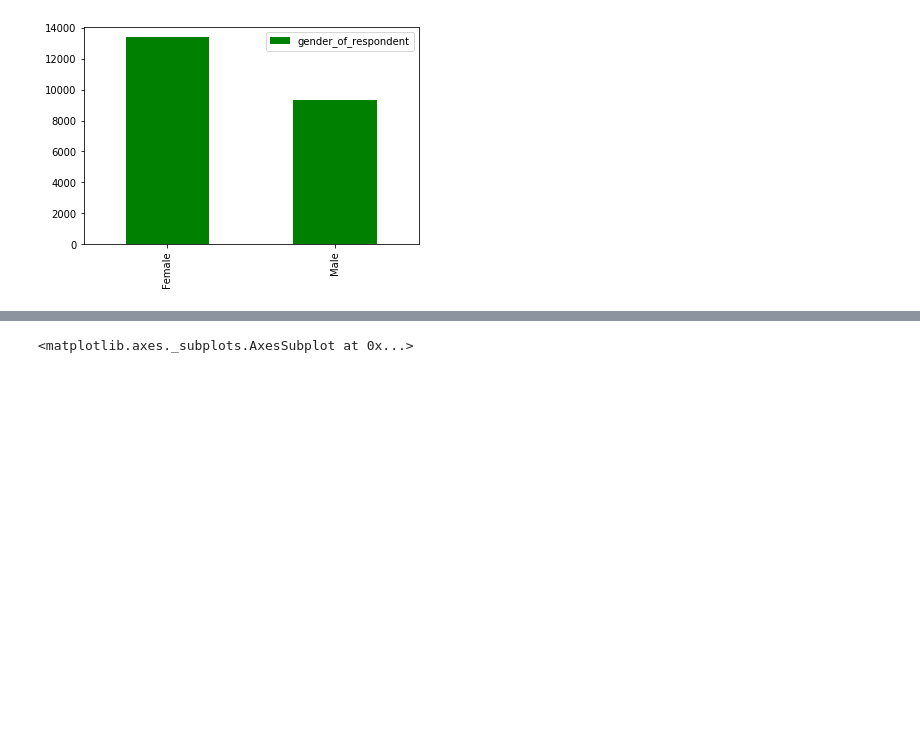
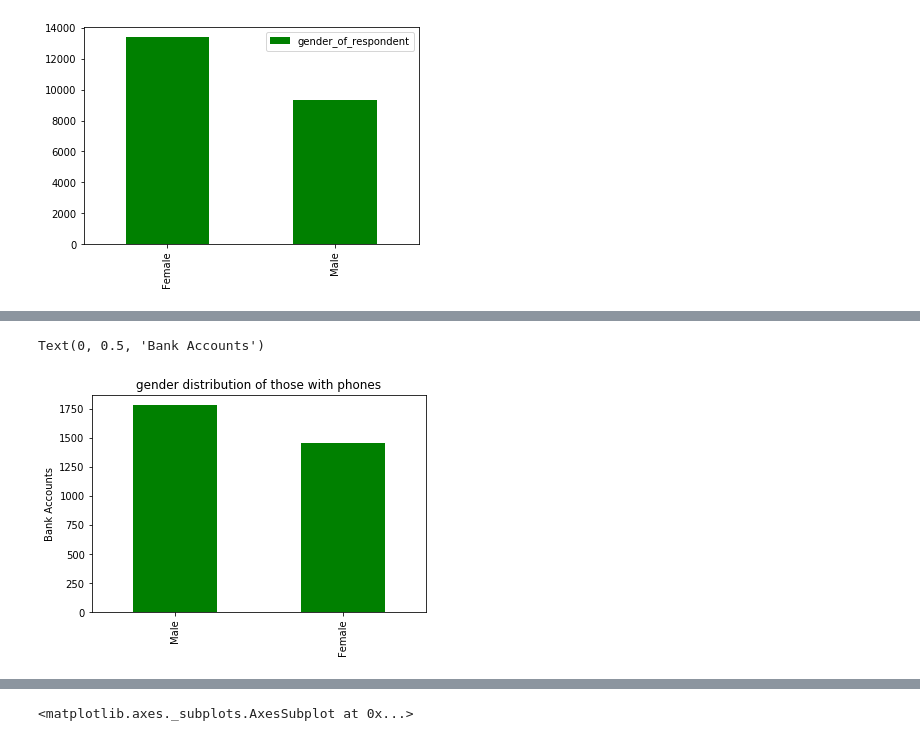
Before and after one commit to deelilah/Univariate-Bivariate-Multivariate, a Jupyter notebook: ip2.ipynb, the cells around one changed output, grey strips where cells are left out. Cells and saved outputs as stored; diff of their text form; code cells hidden in the pictures; blank space fills up the shorter version.

```diff
--- a/ip2.ipynb
+++ b/ip2.ipynb
@@ -390,0 +388,10 @@ df7.plot(kind='bar',color='green')
+# %%
+#a visualisation to see gender distibution of those with phones.
+#a new dataframe is created where df2['Has a Bank account'] == 'Yes'
+a=d2[d2['Has_a_bank_account'] == 'Yes']
+a['gender_of_respondent'].value_counts().plot.bar(title='gender distribution of those with phones', color='green')
+plt.ylabel('Bank Accounts')
+# out of those with phones males are more than females.
+# %% [output]
+Text(0, 0.5, 'Bank Accounts')
+[figure, added]
```
Also changed, not shown: parts of 21 cells of this notebook.
